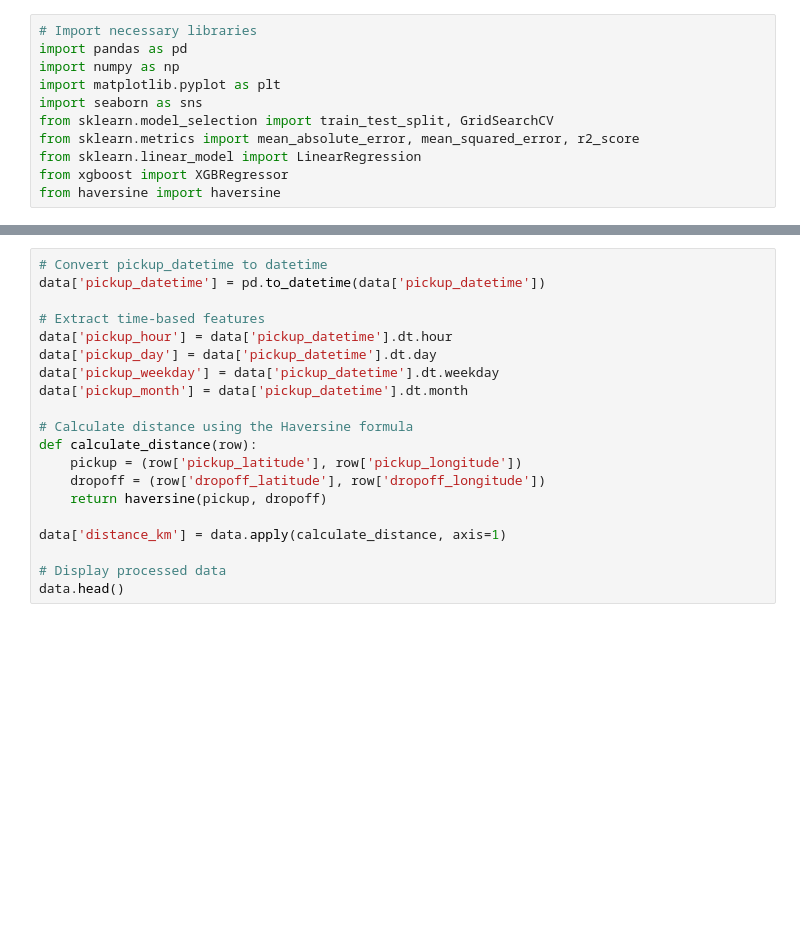
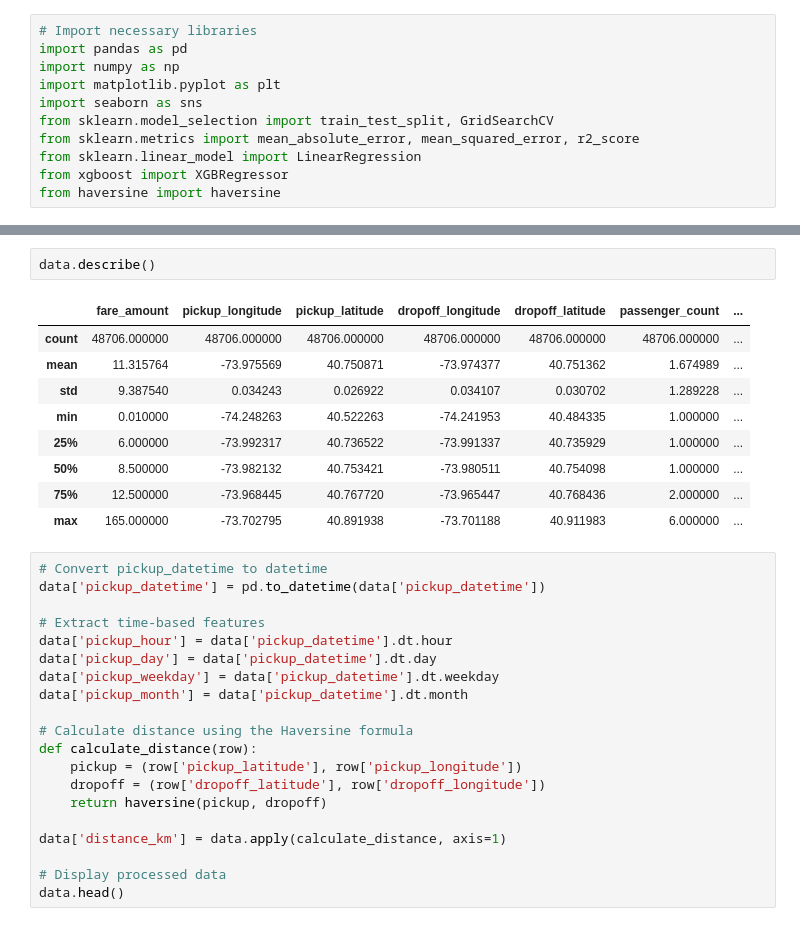
Before and after one commit to Karunya003/ML-Powered-Taxi-Fare-Prediction-using-Docker, a Jupyter notebook: main.ipynb, the cells around one changed output, grey strips where cells are left out. Drawn from its saved outputs; the diff is of its cells as text; blank space fills up the shorter version.

```diff
--- a/main.ipynb
+++ b/main.ipynb
@@ -77,3 +90,15 @@ Dataset size after cleaning: (48804, 8)
+# %%
+data.describe()
+# %% [output]
+|  | fare_amount | pickup_longitude | pickup_latitude | dropoff_longitude | dropoff_latitude | passenger_count | ... |
+| count | 48706.000000 | 48706.000000 | 48706.000000 | 48706.000000 | 48706.000000 | 48706.000000 | ... |
+| mean | 11.315764 | -73.975569 | 40.750871 | -73.974377 | 40.751362 | 1.674989 | ... |
+| std | 9.387540 | 0.034243 | 0.026922 | 0.034107 | 0.030702 | 1.289228 | ... |
+| min | 0.010000 | -74.248263 | 40.522263 | -74.241953 | 40.484335 | 1.000000 | ... |
+| 25% | 6.000000 | -73.992317 | 40.736522 | -73.991337 | 40.735929 | 1.000000 | ... |
+| 50% | 8.500000 | -73.982132 | 40.753421 | -73.980511 | 40.754098 | 1.000000 | ... |
+| 75% | 12.500000 | -73.968445 | 40.767720 | -73.965447 | 40.768436 | 2.000000 | ... |
+| max | 165.000000 | -73.702795 | 40.891938 | -73.701188 | 40.911983 | 6.000000 | ... |
 # %%
 # Convert pickup_datetime to datetime
 data['pickup_datetime'] = pd.to_datetime(data['pickup_datetime'])
```
Also changed, not shown: parts of 4 cells of this notebook.
